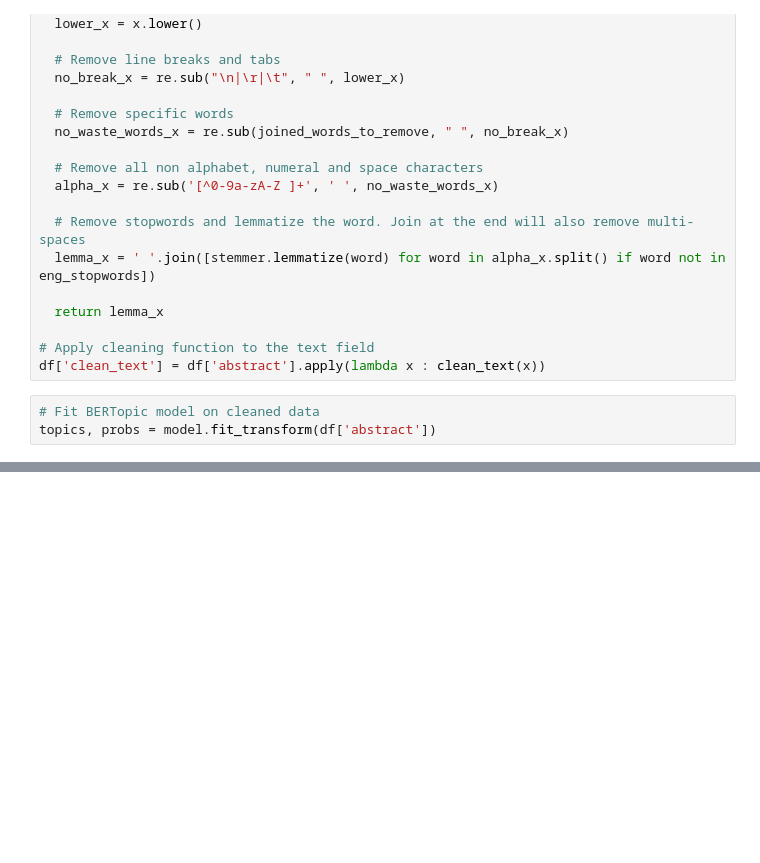
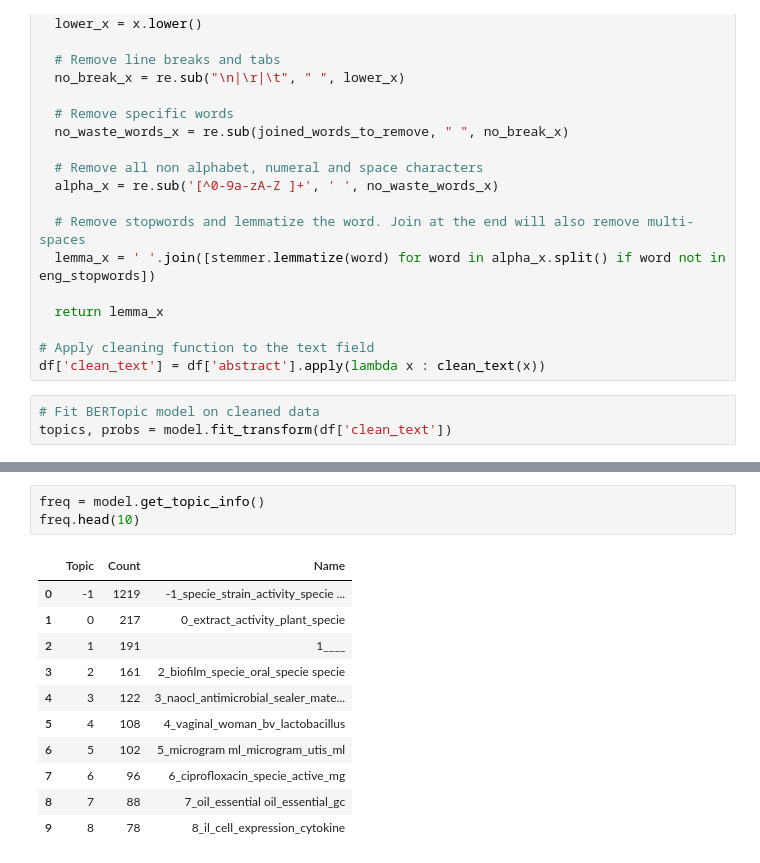
Before and after one commit to suvigyajain0101/CaseStudies, a Jupyter notebook: AdverseEventClassification/Topic_Modelling.ipynb, the cells around one changed output, grey strips where cells are left out. Saved outputs shown, nothing was run; the diff lists cells and outputs as text; blank space fills up the shorter version.

Commit message:
updated model results

```diff
--- a/AdverseEventClassification/Topic_Modelling.ipynb
+++ b/AdverseEventClassification/Topic_Modelling.ipynb
@@ -134,4 +134,4 @@ def clean_text(x):
 df['clean_text'] = df['abstract'].apply(lambda x : clean_text(x))
 # %%
 # Fit BERTopic model on cleaned data
-topics, probs = model.fit_transform(df['abstract'])
+topics, probs = model.fit_transform(df['clean_text'])
@@ -137,0 +142,15 @@ topics, probs = model.fit_transform(df['abstract'])
+# %%
+freq = model.get_topic_info()
+freq.head(10)
+# %% [output]
+|  | Topic | Count | Name |
+| 0 | -1 | 1219 | -1_specie_strain_activity_specie ... |
+| 1 | 0 | 217 | 0_extract_activity_plant_specie |
+| 2 | 1 | 191 | 1____ |
+| 3 | 2 | 161 | 2_biofilm_specie_oral_specie specie |
+| 4 | 3 | 122 | 3_naocl_antimicrobial_sealer_mate... |
+| 5 | 4 | 108 | 4_vaginal_woman_bv_lactobacillus |
+| 6 | 5 | 102 | 5_microgram ml_microgram_utis_ml |
+| 7 | 6 | 96 | 6_ciprofloxacin_specie_active_mg |
+| 8 | 7 | 88 | 7_oil_essential oil_essential_gc |
+| 9 | 8 | 78 | 8_il_cell_expression_cytokine |
```
Also changed, not shown: parts of 3 cells of this notebook.
